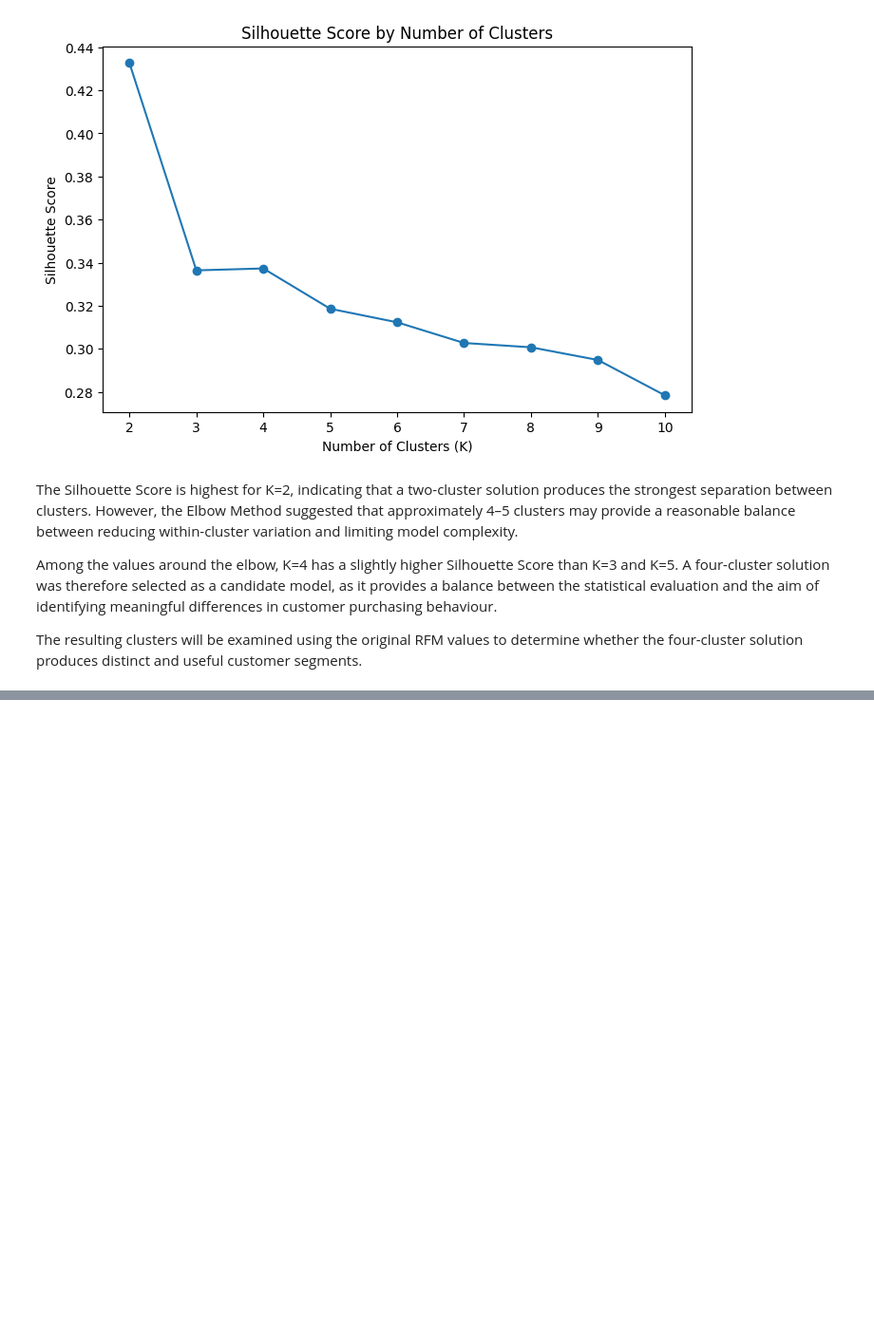
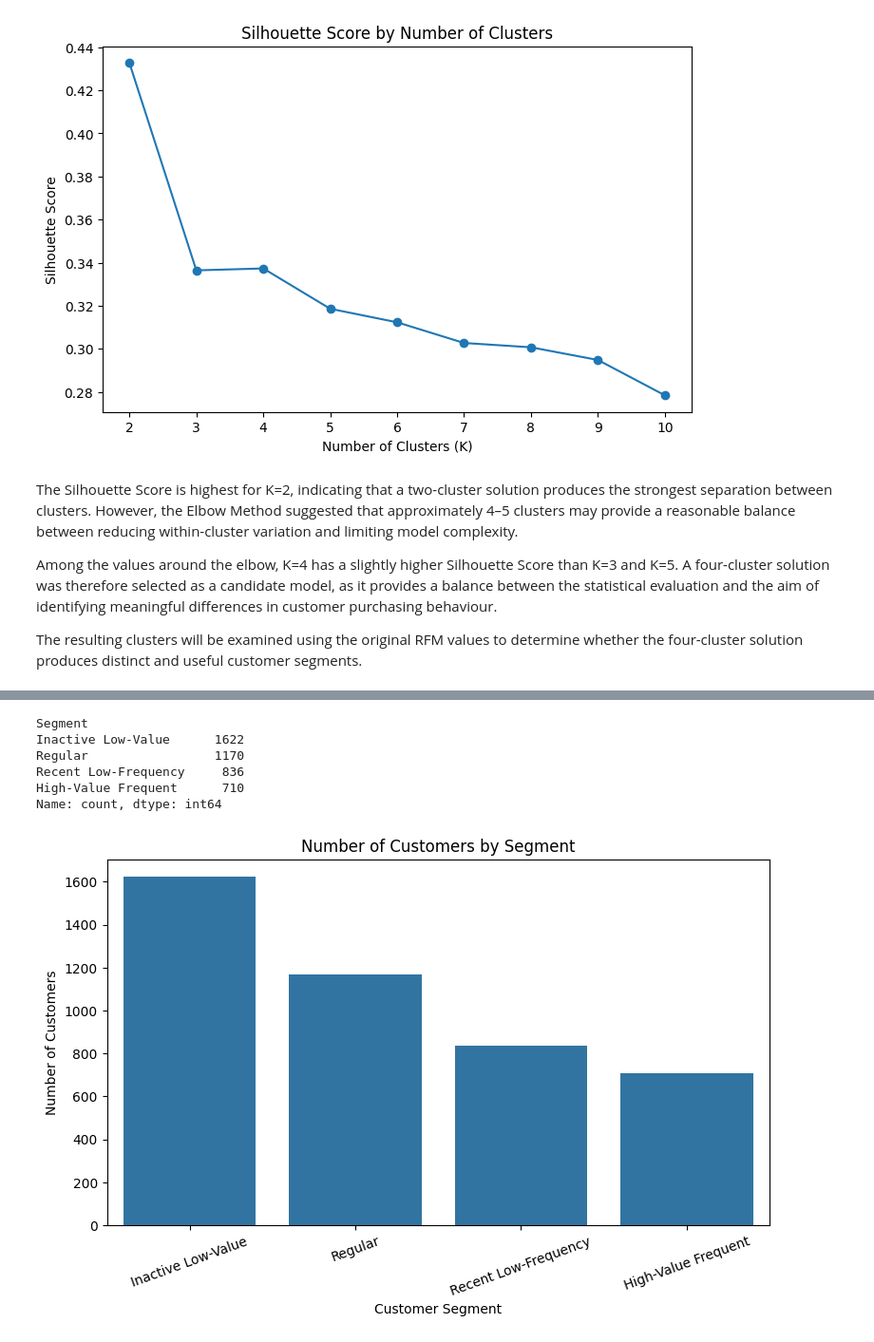
Before and after one commit to sahra02/Online-Retail-Transaction-Analysis, a Jupyter notebook: jupyter_notebooks/03-Machine_Learning.ipynb, the cells around one changed output, grey strips where cells are left out. Shown at 95% size. Saved outputs shown, nothing was run; the diff lists cells and outputs as text; code cells hidden in the pictures; blank space fills up the shorter version.

Commit message:
Train and evaluate K-Means customer segments

```diff
--- a/jupyter_notebooks/03-Machine_Learning.ipynb
+++ b/jupyter_notebooks/03-Machine_Learning.ipynb
@@ -501,0 +512,4 @@ The resulting clusters will be examined using the original RFM values to determi
+# %%
+kmeans_final = KMeans(n_clusters=4, random_state=42, n_init=10)
+
+cluster_labels = kmeans_final.fit_predict(rfm_scaled)
@@ -501,0 +528,3 @@ The resulting clusters will be examined using the original RFM values to determi
+# %%
+rfm_clustered = rfm.copy()
+rfm_clustered["Cluster"] = cluster_labels
@@ -501,0 +592,11 @@ The resulting clusters will be examined using the original RFM values to determi
+# %%
+segment_names = {
+    0: "Recent Low-Frequency",
+    1: "Inactive Low-Value",
+    2: "High-Value Frequent",
+    3: "Regular",
+}
+# %%
+rfm_clustered["Segment"] = rfm_clustered["Cluster"].map(segment_names)
+
+rfm_clustered.head()
@@ -501,0 +610,24 @@ The resulting clusters will be examined using the original RFM values to determi
+# %%
+rfm_clustered["Segment"].value_counts()
+# %% [output]
+Segment
+Inactive Low-Value      1622
+Regular                 1170
+Recent Low-Frequency     836
+High-Value Frequent      710
+Name: count, dtype: int64
+# %%
+plt.figure(figsize=(9, 5))
+
+sns.countplot(
+    data=rfm_clustered, x="Segment", order=rfm_clustered["Segment"].value_counts().index
+)
+
+plt.title("Number of Customers by Segment")
+plt.xlabel("Customer Segment")
+plt.ylabel("Number of Customers")
+plt.xticks(rotation=20)
+
+plt.show()
+# %% [output]
+[figure, added]
```
Also changed, not shown: parts of 25 cells of this notebook.
